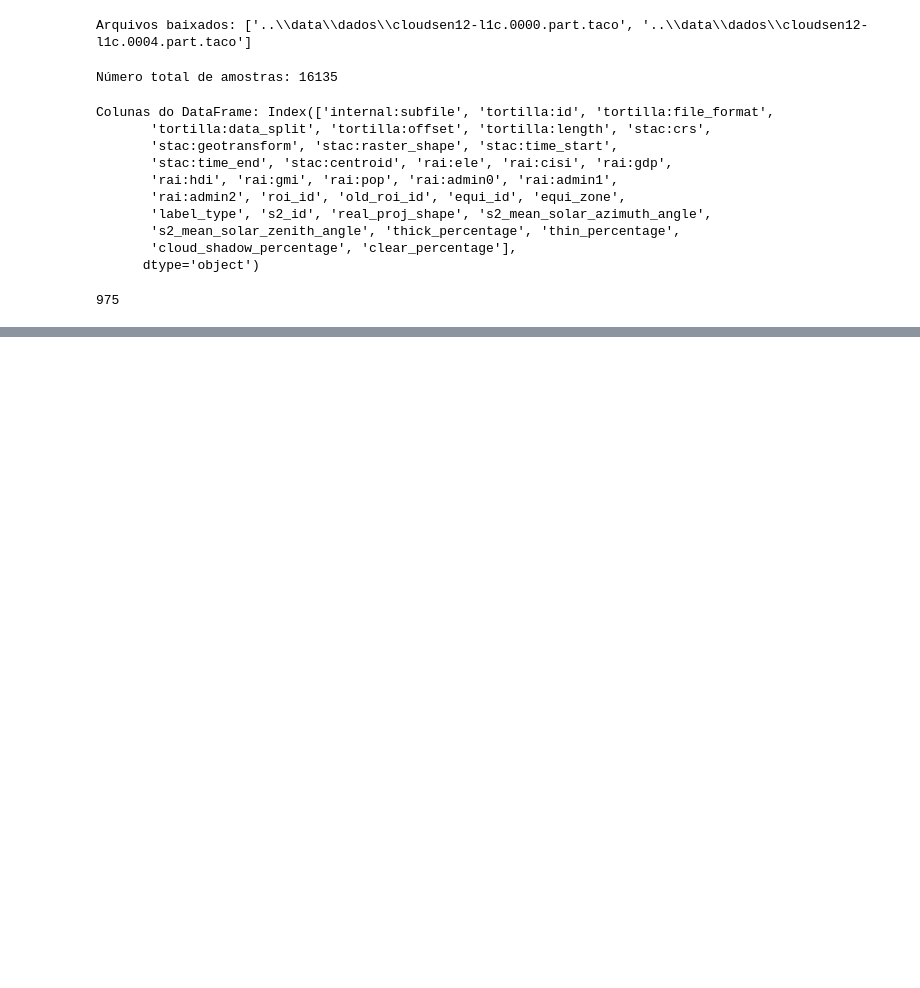
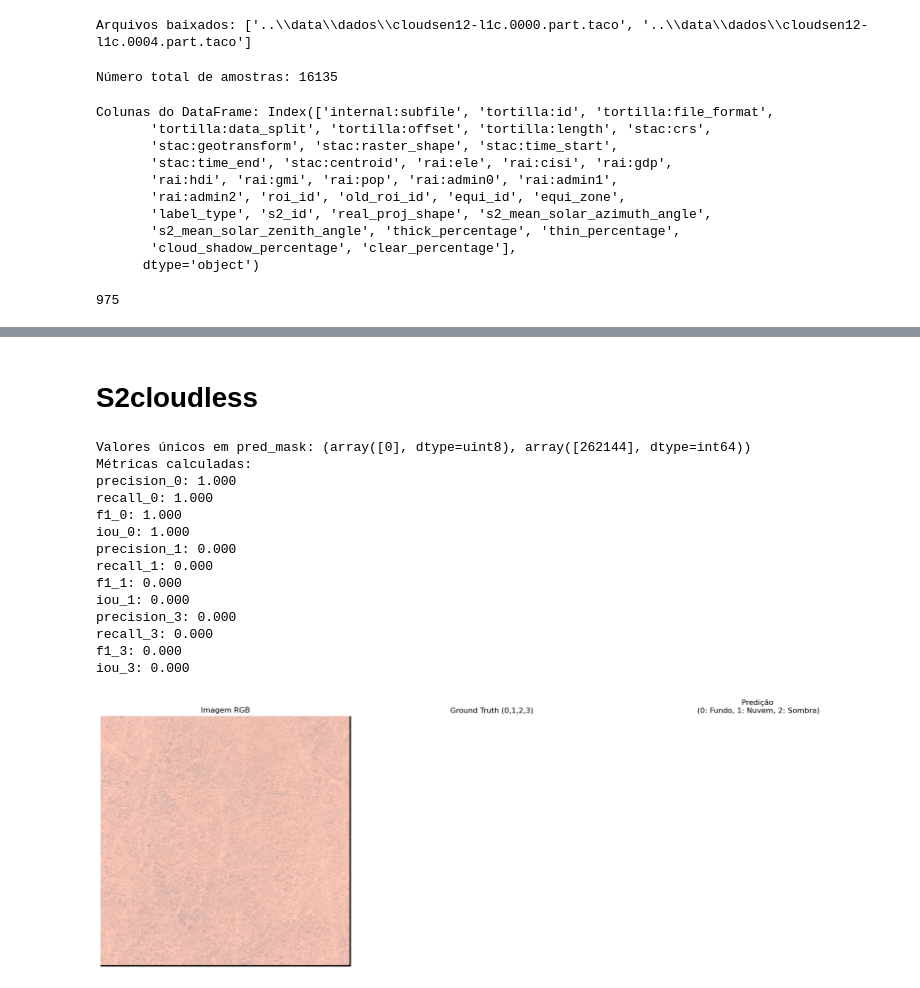
Before and after one commit to ArthurrCr/pibic, a Jupyter notebook: notebooks/baseline.ipynb, the cells around one changed output, grey strips where cells are left out. Saved outputs shown, nothing was run; the diff lists cells and outputs as text; code cells hidden in the pictures; blank space fills up the shorter version.

```diff
--- a/notebooks/baseline.ipynb
+++ b/notebooks/baseline.ipynb
@@ -121,0 +48,56 @@ Precision: 0.774
+# %% [markdown]
+# S2cloudless
+# %%
+# Carrega a amostra (cada linha é uma Series do pandas)
+ds = tacoreader.load(parts)
+index = test_tdf.index[8]
+sample = ds.read(index)
+
+# Ler o caminho do arquivo com as 13 bandas
+bands_path = sample.read(0)
+
+# Abrir com rasterio e carregar as bandas em um array NumPy
+with rasterio.open(bands_path) as src_bands:
+    bands_13 = src_bands.read()  # shape: (13, H, W)
+
+# Transpor para (H, W, 13) e normalizar (opcional, mas usual para s2cloudless)
+bands_13 = bands_13.transpose(1, 2, 0).astype(np.float32)
+bands_13 /= 10000.0
+
+# Gerar a máscara predita usando o algoritmo (passando o array NumPy)
+pred_mask = generate_mask_s2cloudless(bands_13, threshold=0.2, avg_over=4, dil_size=2)
+
+print("Valores únicos em pred_mask:", np.unique(pred_mask, return_counts=True))
+
+# ---------------------------------------------------------------------------
+# LER O GROUND TRUTH A PARTIR DO MESMO SAMPLE (BANDA 1)
+# ---------------------------------------------------------------------------
+gt_path = sample.read(1)
+with rasterio.open(gt_path) as src_gt:
+    gt_array = src_gt.read(1)  # shape: (H, W), valores em {0,1,2,3,...}
+
+# Calcular as métricas usando a função compute_metrics(gt_array, pred_mask)
+metrics = compute_metrics(gt_array, pred_mask)
+print("Métricas calculadas:")
+for k, v in metrics.items():
+    print(f"{k}: {v:.3f}")
+
+# Visualizar a imagem RGB, a ground truth e a predição
+# (visualize_results precisa do sample para saber de onde ler as bandas, e do pred_mask)
+visualize_results(sample, pred_mask, _)
+# %% [output]
+Valores únicos em pred_mask: (array([0], dtype=uint8), array([262144], dtype=int64))
+Métricas calculadas:
+precision_0: 1.000
+recall_0: 1.000
+f1_0: 1.000
+iou_0: 1.000
+precision_1: 0.000
+recall_1: 0.000
+f1_1: 0.000
+iou_1: 0.000
+precision_3: 0.000
+recall_3: 0.000
+f1_3: 0.000
+iou_3: 0.000
+[figure, added]
```
Also changed, not shown: parts of 10 cells of this notebook, 42 other files.
